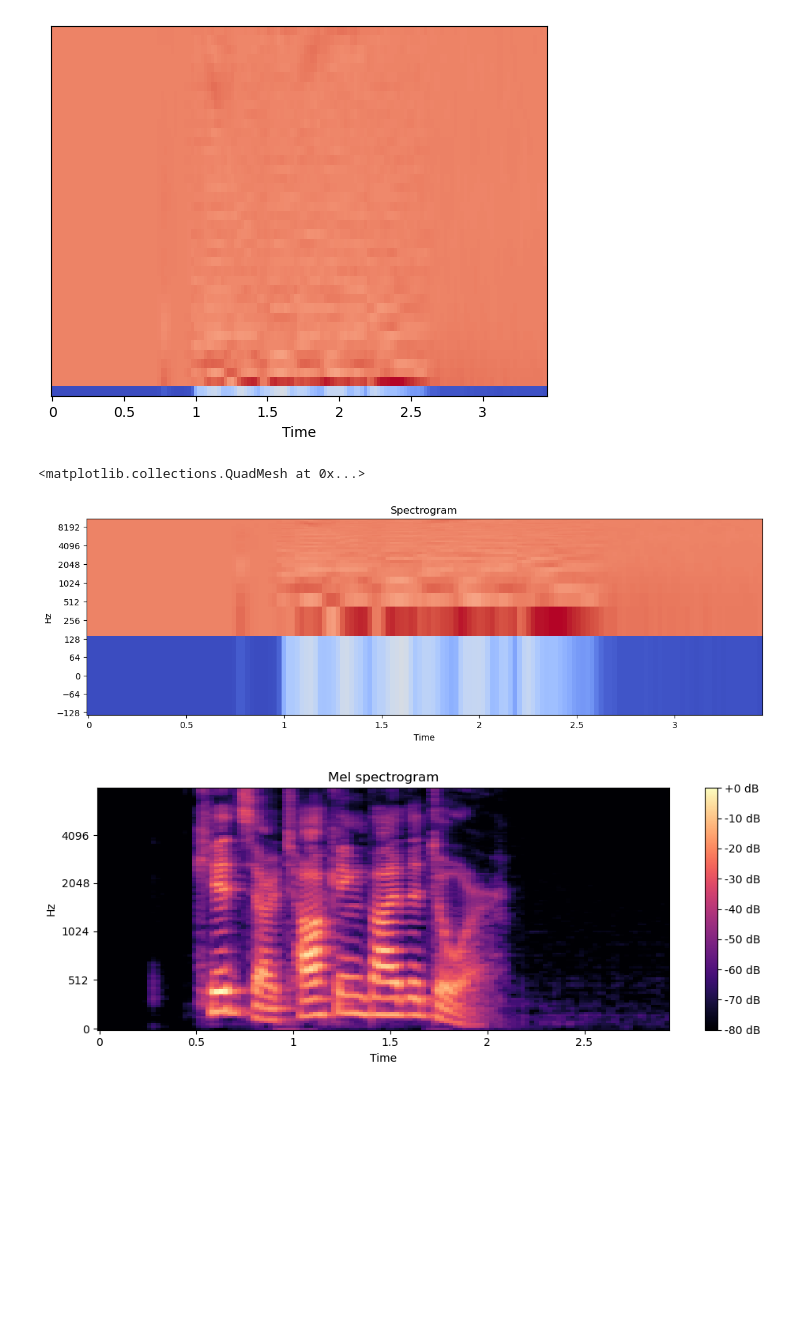
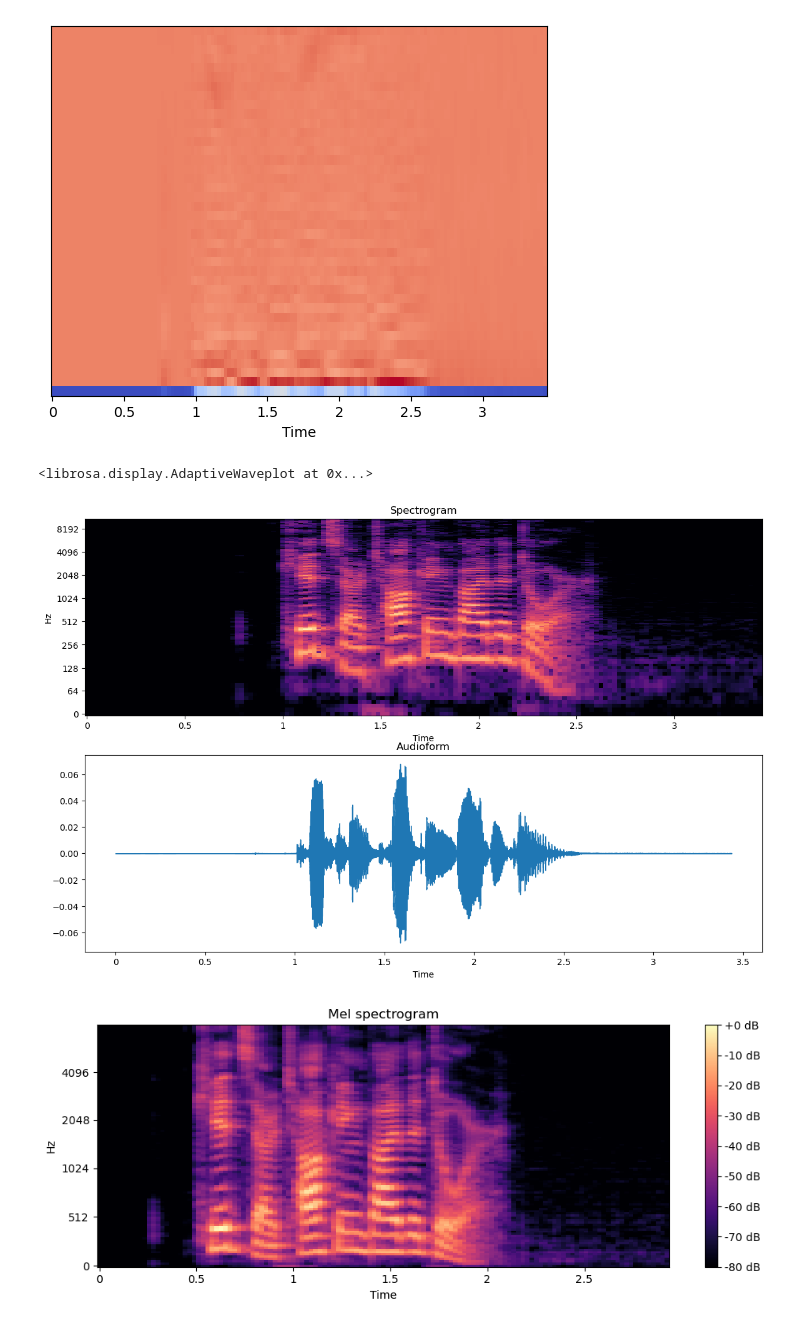
Before and after one commit to AprilHolmes7825/credit_card_fraud_project, a Jupyter notebook: audio_files_visualization.ipynb, the cells around one changed output. Saved outputs shown, nothing was run; the diff lists cells and outputs as text; code cells hidden in the pictures; blank space fills up the shorter version.

Commit message:
Audio Visualization error fix commit

```diff
--- a/audio_files_visualization.ipynb
+++ b/audio_files_visualization.ipynb
@@ -165,20 +163,23 @@ librosa.display.specshow(mfccs, sr=librosa_sample_rate, x_axis='time')
 <matplotlib.collections.QuadMesh at 0x...>
 [figure]
 # %%
+stft = librosa.stft(y)
+stft_db = librosa.amplitude_to_db(abs(stft))
+
 plt.figure(figsize=(14, 9))
 
 plt.figure(1)
 
 plt.subplot(211)
 plt.title('Spectrogram')
-librosa.display.specshow(mfccs, x_axis='time', y_axis='log')
+librosa.display.specshow(stft_db, x_axis='time', y_axis='log')
 
-# plt.subplot(212)
-# plt.title('Audioform')
-# librosa.display.waveplot(y, sr=sr)
+plt.subplot(212)
+plt.title('Audioform')
+librosa.display.waveshow(y, sr=sr)
 # %% [output]
-<matplotlib.collections.QuadMesh at 0x...>
+<librosa.display.AdaptiveWaveplot at 0x...>
-[figure, old version]
+[figure, new version]
 # %%
 librosa.feature.melspectrogram(y=X, sr=sample_rate)
 
```
Also changed, not shown: parts of 13 cells of this notebook.
